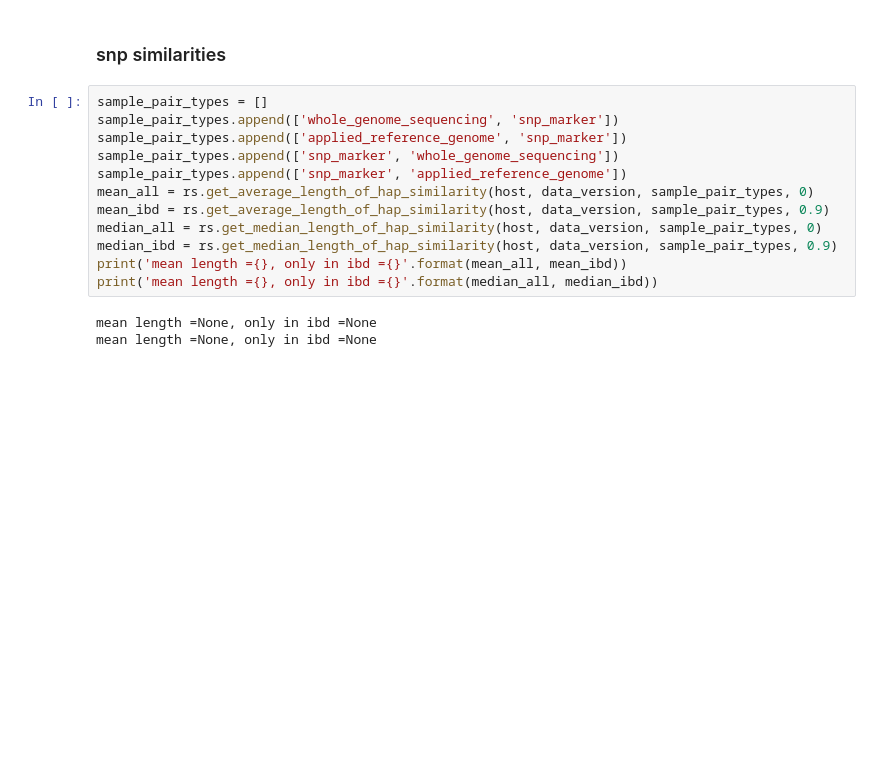
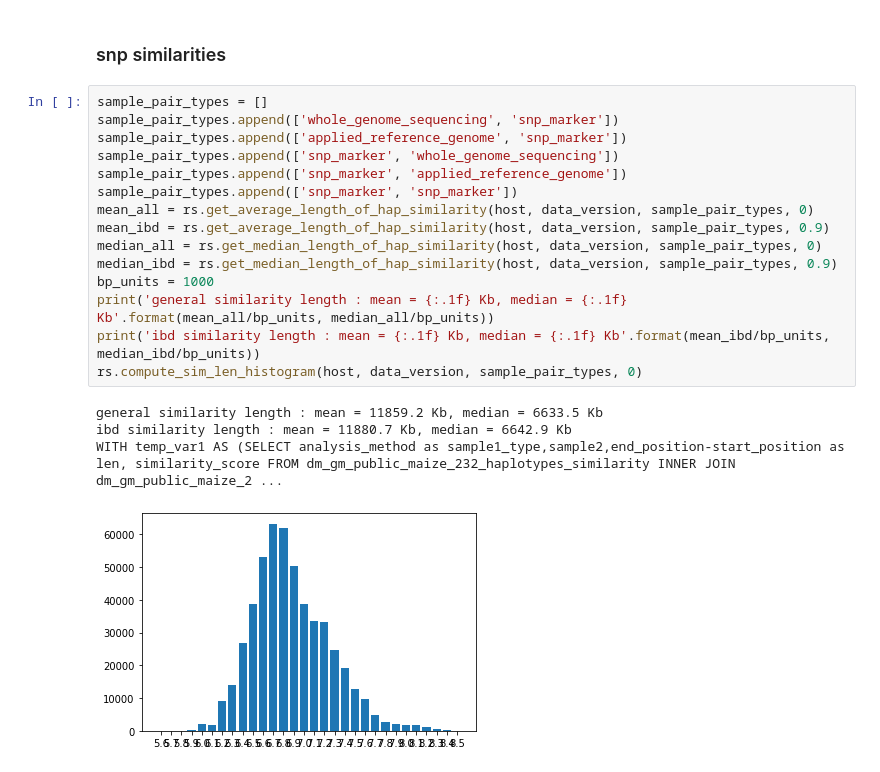
Before and after one commit to nrgene/genomagic_qa, a Jupyter notebook: html_report/similarity_analysis.ipynb, the cells around one changed output. Drawn from its saved outputs; the diff is of its cells as text; blank space fills up the shorter version.

```diff
--- a/html_report/similarity_analysis.ipynb
+++ b/html_report/similarity_analysis.ipynb
@@ -51,15 +59,20 @@ mean length =None, only in ibd =None
 # %%
 sample_pair_types = []
 sample_pair_types.append(['whole_genome_sequencing', 'snp_marker'])
 sample_pair_types.append(['applied_reference_genome', 'snp_marker'])
 sample_pair_types.append(['snp_marker', 'whole_genome_sequencing'])
 sample_pair_types.append(['snp_marker', 'applied_reference_genome'])
+sample_pair_types.append(['snp_marker', 'snp_marker'])
 mean_all = rs.get_average_length_of_hap_similarity(host, data_version, sample_pair_types, 0)
 mean_ibd = rs.get_average_length_of_hap_similarity(host, data_version, sample_pair_types, 0.9)
 median_all = rs.get_median_length_of_hap_similarity(host, data_version, sample_pair_types, 0)
 median_ibd = rs.get_median_length_of_hap_similarity(host, data_version, sample_pair_types, 0.9)
-print('mean length ={}, only in ibd ={}'.format(mean_all, mean_ibd))
-print('mean length ={}, only in ibd ={}'.format(median_all, median_ibd))
+bp_units = 1000
+print('general similarity length : mean = {:.1f} Kb, median = {:.1f} Kb'.format(mean_all/bp_units, median_all/bp_units))
+print('ibd similarity length : mean = {:.1f} Kb, median = {:.1f} Kb'.format(mean_ibd/bp_units, median_ibd/bp_units))
+rs.compute_sim_len_histogram(host, data_version, sample_pair_types, 0)
 # %% [output]
-mean length =None, only in ibd =None
-mean length =None, only in ibd =None
+general similarity length : mean = 11859.2 Kb, median = 6633.5 Kb
+ibd similarity length : mean = 11880.7 Kb, median = 6642.9 Kb
+WITH temp_var1 AS (SELECT analysis_method as sample1_type,sample2,end_position-start_position as len, similarity_score FROM dm_gm_public_maize_232_haplotypes_similarity INNER JOIN dm_gm_public_maize_2 ...
+[figure, added]
```
Also changed, not shown: parts of 3 cells of this notebook, 3 other files.
